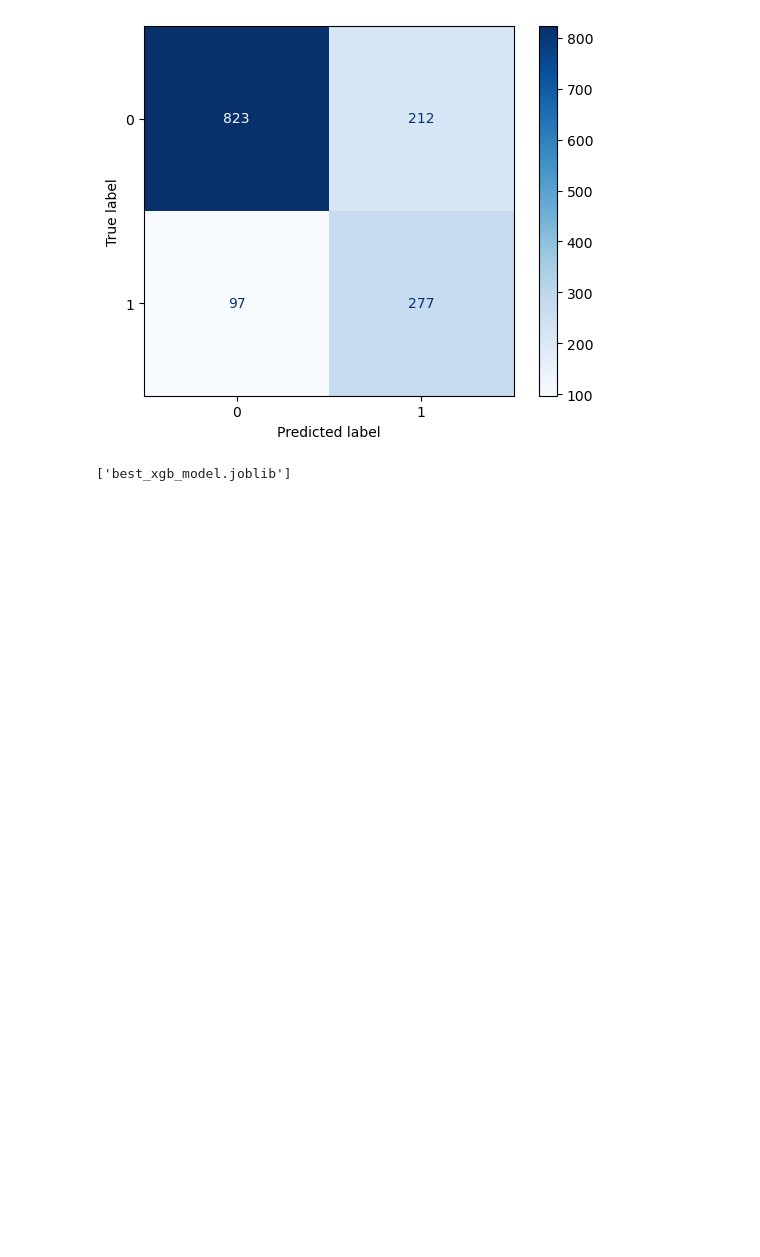
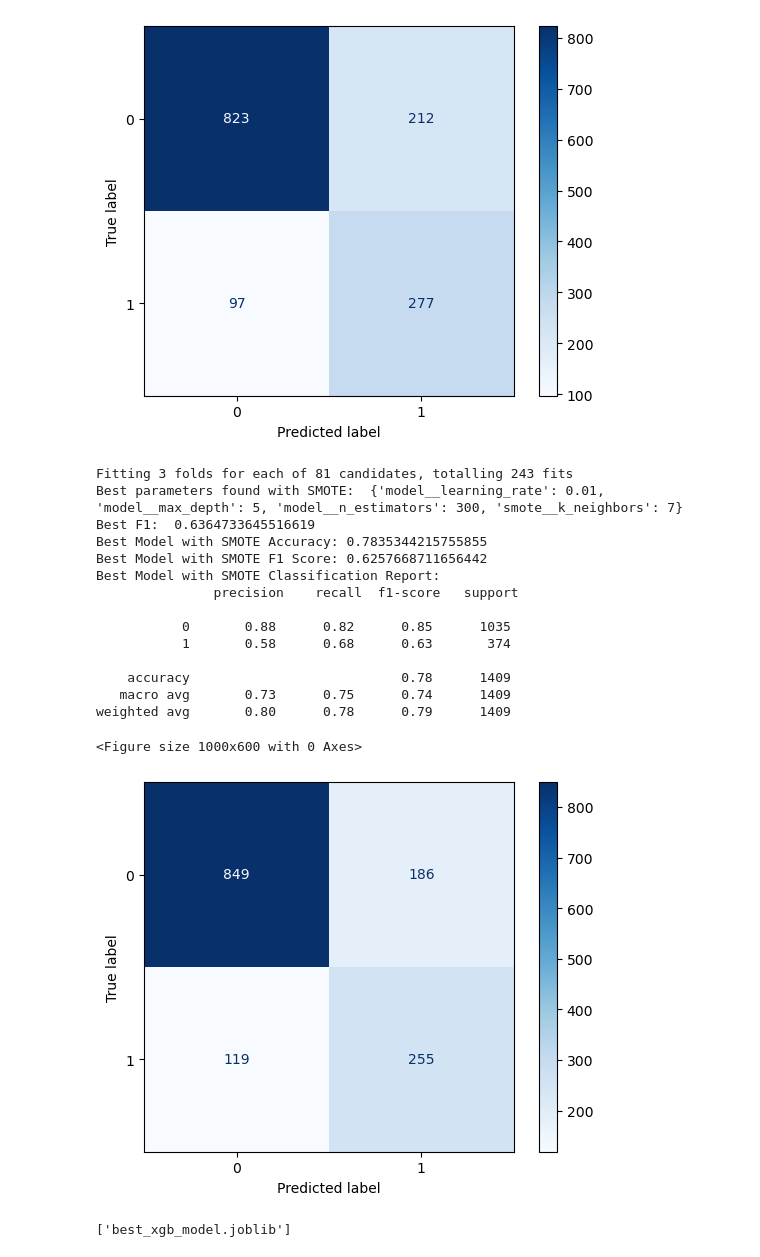
Before and after one commit to PancratiusV/Telco-Customer-Churn-Prediction, a Jupyter notebook: Telco_sklearn.ipynb, the cells around one changed output. Drawn from its saved outputs; the diff is of its cells as text; code cells hidden in the pictures; blank space fills up the shorter version.

```diff
--- a/Telco_sklearn.ipynb
+++ b/Telco_sklearn.ipynb
@@ -151,6 +151,56 @@ Best Model Classification Report:
 weighted avg       0.81      0.78      0.79      1409
 <Figure size 1000x600 with 0 Axes>
 [figure]
+# %%
+#using SMOTE for handling class imbalance
+from imblearn.over_sampling import SMOTE
+from imblearn.pipeline import Pipeline as ImbPipeline
+
+smote = SMOTE(random_state=42, k_neighbors=5)
+imb_pipeline = ImbPipeline(steps=[
+    ('preprocessor', preprocessor),
+    ('smote', smote),
+    ('model', XGBClassifier(random_state=42))
+])
+
+param_grid_imb = {
+    'model__n_estimators': [100, 200, 300],
+    'model__max_depth': [3, 5, 7],
+    'model__learning_rate': [0.01, 0.05, 0.1],
+    'smote__k_neighbors': [3, 5, 7],  # Adjusting for SMOTE neighbors
+}
+
+grid_search_imb = GridSearchCV(imb_pipeline, param_grid=param_grid_imb, scoring='f1', cv=3, verbose=1, n_jobs=-1)
+grid_search_imb.fit(X_train, y_train)
+
+best_model_imb = grid_search_imb.best_estimator_
+y_pred_best_imb = best_model_imb.predict(X_test)
+
+print("Best parameters found with SMOTE: ", grid_search_imb.best_params_)
+print("Best F1: ", grid_search_imb.best_score_)
+print("Best Model with SMOTE Accuracy:", accuracy_score(y_test, y_pred_best_imb))
+print("Best Model with SMOTE F1 Score:", f1_score(y_test, y_pred_best_imb, pos_label=1))
+print("Best Model with SMOTE Classification Report:\n", classification_report(y_test, y_pred_best_imb))
+plt.figure(figsize=(10, 6))
+ConfusionMatrixDisplay.from_estimator(best_model_imb, X_test, y_test, cmap=plt.cm.Blues)
+plt.show()
+# %% [output]
+Fitting 3 folds for each of 81 candidates, totalling 243 fits
+Best parameters found with SMOTE:  {'model__learning_rate': 0.01, 'model__max_depth': 5, 'model__n_estimators': 300, 'smote__k_neighbors': 7}
+Best F1:  0.6364733645516619
+Best Model with SMOTE Accuracy: 0.7835344215755855
+Best Model with SMOTE F1 Score: 0.6257668711656442
+Best Model with SMOTE Classification Report:
+               precision    recall  f1-score   support
+
+           0       0.88      0.82      0.85      1035
+           1       0.58      0.68      0.63       374
+
+    accuracy                           0.78      1409
+   macro avg       0.73      0.75      0.74      1409
+weighted avg       0.80      0.78      0.79      1409
+<Figure size 1000x600 with 0 Axes>
+[figure, added]
 # %%
 import joblib
 joblib.dump(best_model, 'best_xgb_model.joblib')
```
Also changed, not shown: parts of 1 cell of this notebook, 2 other files.
